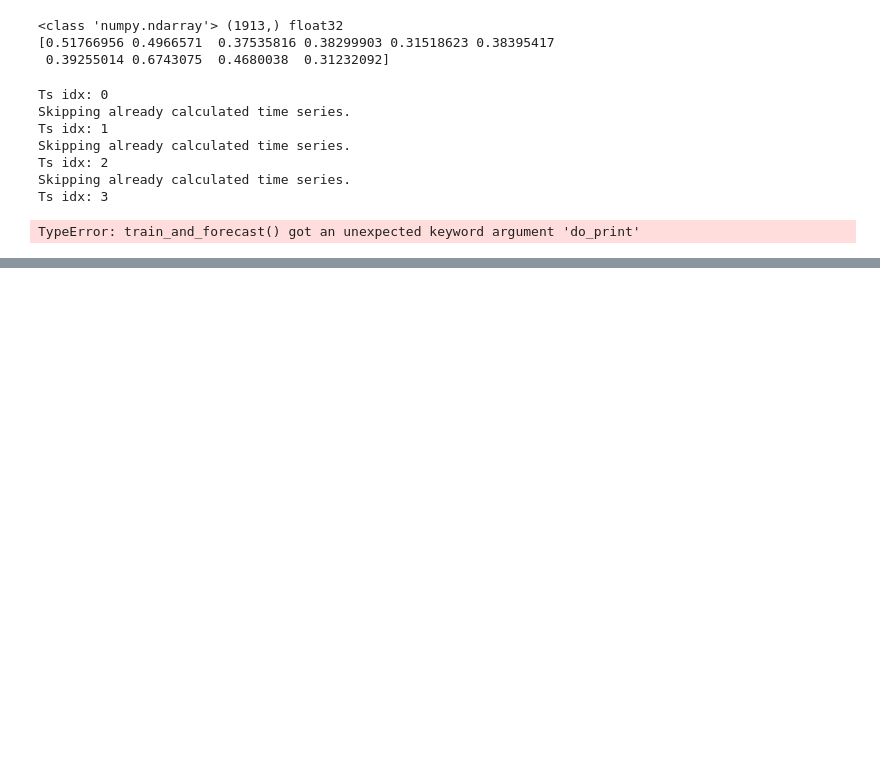
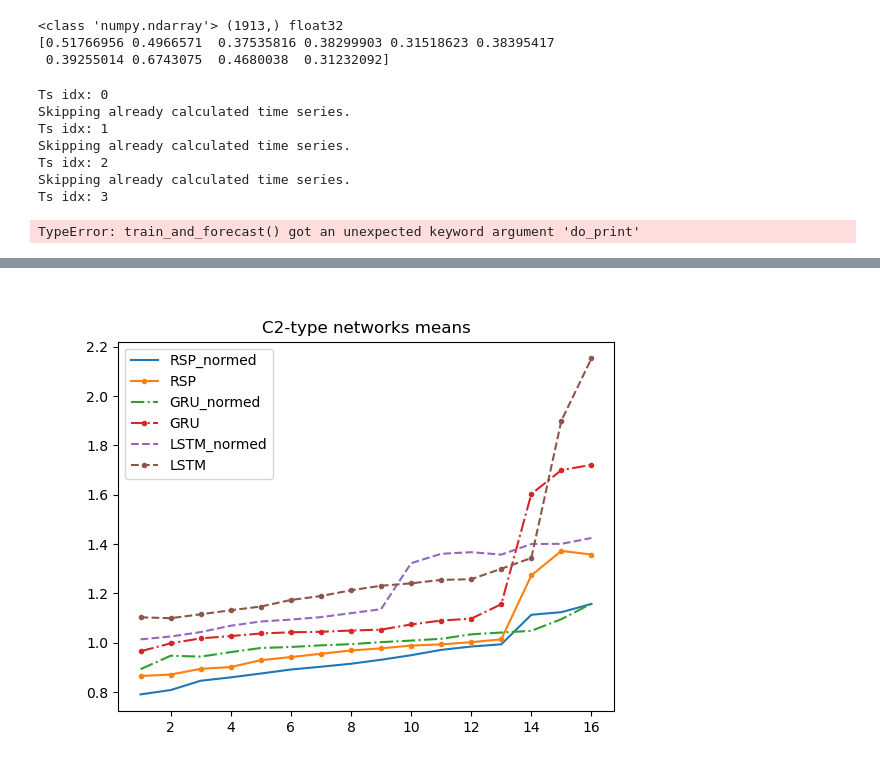
Before and after one commit to vladislav-horbatiuk/rspl_neuron_experiments, a Jupyter notebook: notebooks/compare_neurons_on_m5.ipynb, the cells around one changed output, grey strips where cells are left out. Cells and saved outputs as stored; diff of their text form; code cells hidden in the pictures; blank space fills up the shorter version.

```diff
--- a/notebooks/compare_neurons_on_m5.ipynb
+++ b/notebooks/compare_neurons_on_m5.ipynb
@@ -287,0 +502,12 @@ Avg error for LSTM: 1.2928555152852856
+# %%
+plt.figure()
+for nt in ALL_MODELS:
+    marker = '.'
+    if 'normed' in nt:
+        marker = ''
+    plt.plot(x_range, [np.mean(errs_by_neuron_and_num_attempts[get_cfg_as_tuple(CONFIGURATIONS[1]) + (nt, i)]) for i in x_range], label=nt, linestyle=LINESTYLES_MAP[nt], marker=marker)
+plt.legend(loc='upper left')
+plt.title('C2-type networks means')
+plt.show()
+# %% [output]
+[figure, added]
```
Also changed, not shown: parts of 29 cells of this notebook, 2 other files.
